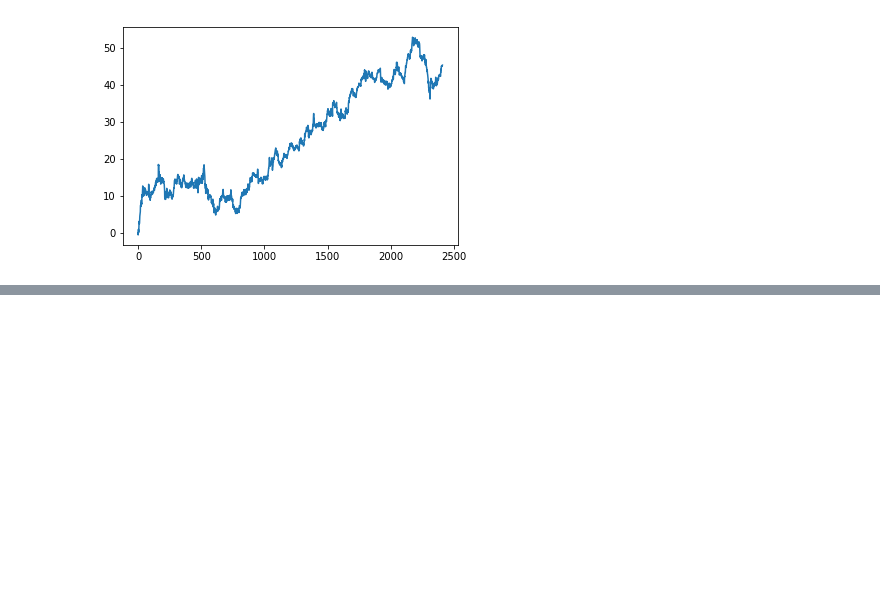
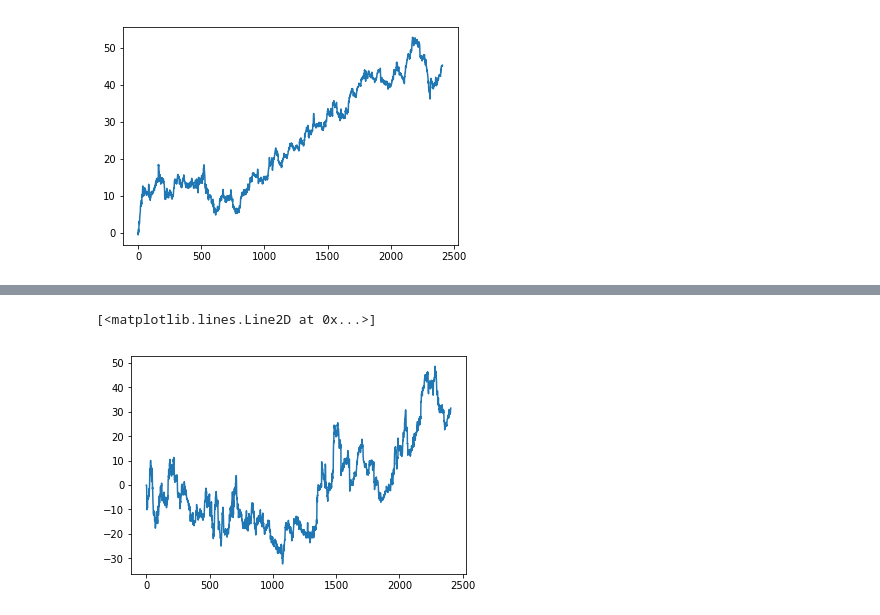
Before and after one commit to joshuap2613/MomentumTrading, a Jupyter notebook: Elo_Pairs_Trades/EloTrading.ipynb, the cells around one changed output, grey strips where cells are left out. Cells and saved outputs as stored; diff of their text form; code cells hidden in the pictures; blank space fills up the shorter version.

```diff
--- a/Elo_Pairs_Trades/EloTrading.ipynb
+++ b/Elo_Pairs_Trades/EloTrading.ipynb
@@ -164,0 +241,5 @@ returns4 = binary_unweighted_bet_
+# %%
+plt.plot(weighted_returns1)
+# %% [output]
+[<matplotlib.lines.Line2D at 0x...>]
+[figure, added]
```
Also changed, not shown: parts of 15 cells of this notebook.
